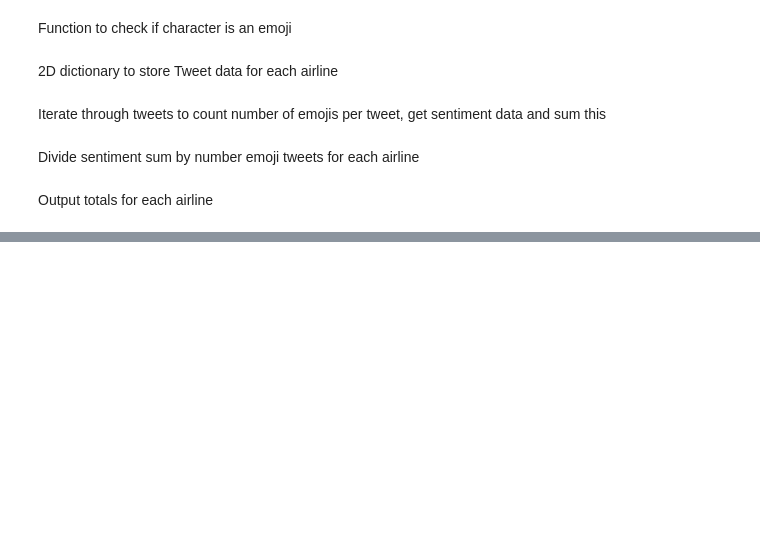
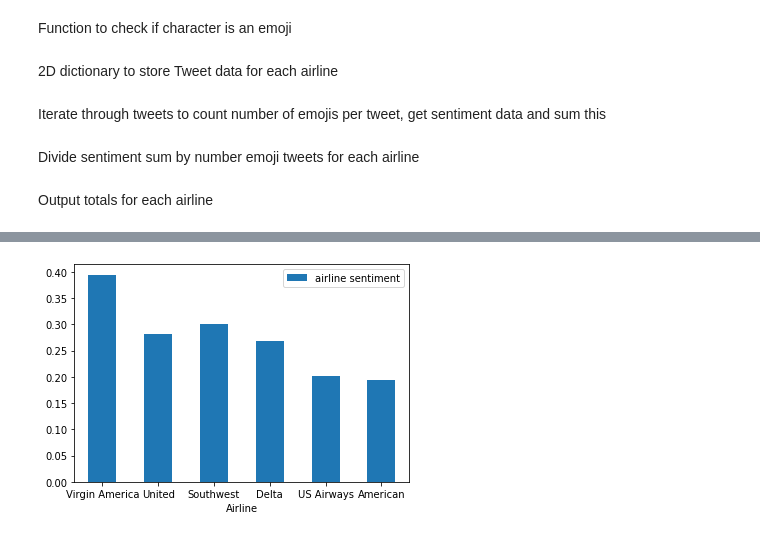
Before and after one commit to mulac/TDA-SentimentAnalysis, a Jupyter notebook: emoji_analysis.ipynb, the cells around one changed output, grey strips where cells are left out. Saved outputs shown, nothing was run; the diff lists cells and outputs as text; code cells hidden in the pictures; blank space fills up the shorter version.

```diff
--- a/emoji_analysis.ipynb
+++ b/emoji_analysis.ipynb
@@ -128,0 +146,5 @@ American
+# %%
+df.sort_values(by=['airline sentiment'])
+sentiment_ax = df.plot.bar(x='Airline', y='airline sentiment', rot=0)
+# %% [output]
+[figure, added]
```
Also changed, not shown: parts of 8 cells of this notebook.
